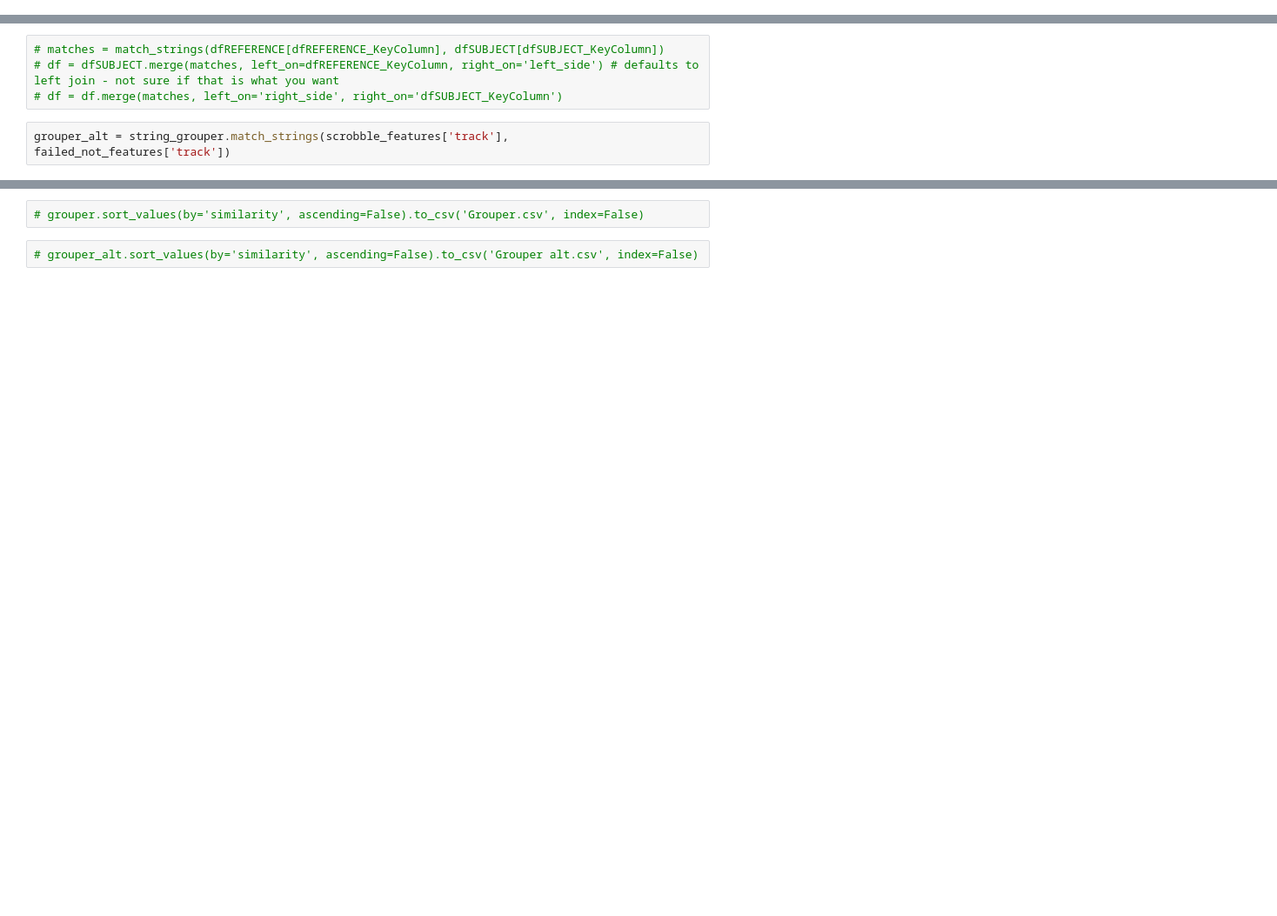
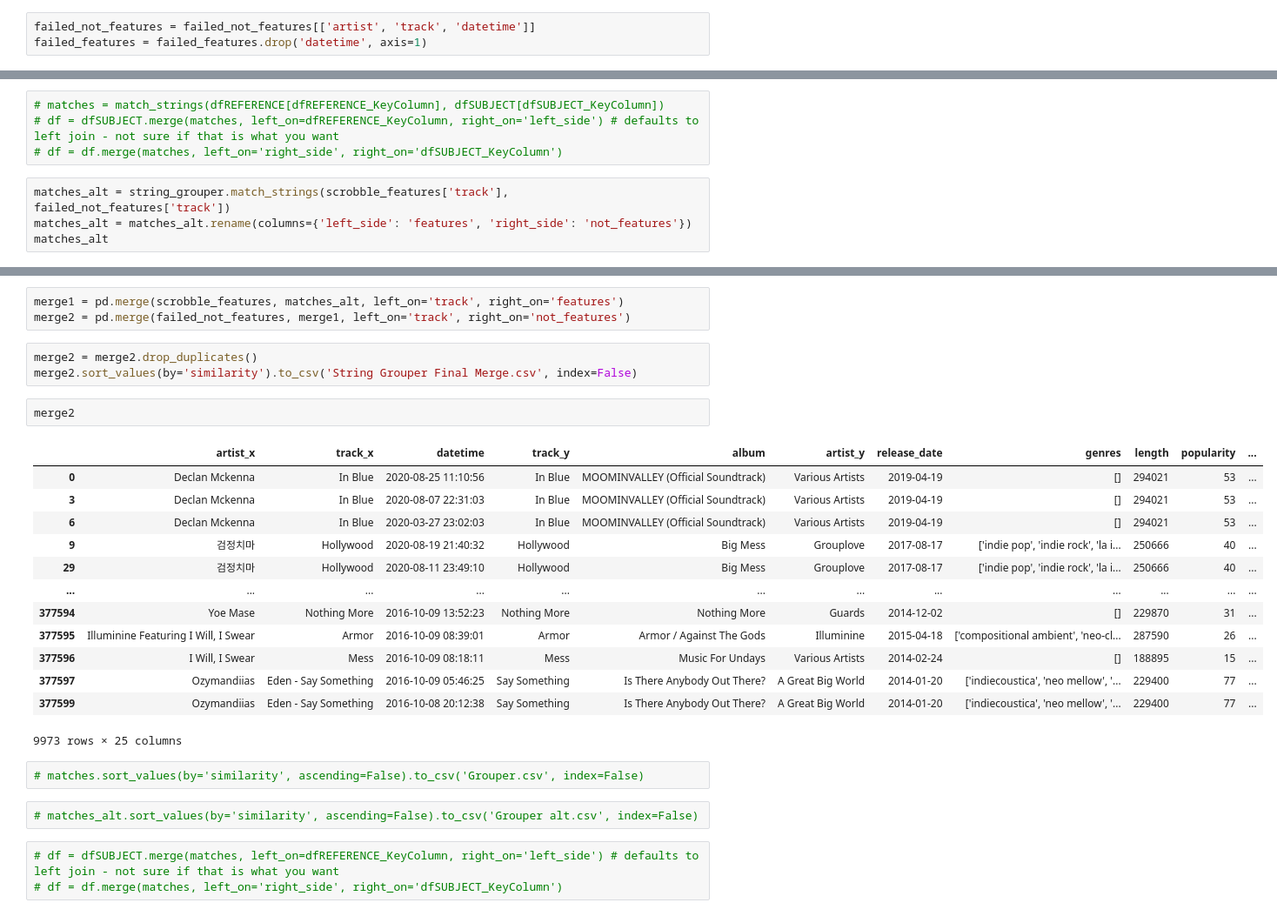
Before and after one commit to SidSaxena/music-analysis, a Jupyter notebook: Data Matching/string_grouper.ipynb, the cells around one changed output, grey strips where cells are left out. Shown: that part at 87% size. Saved outputs shown, nothing was run; the diff lists cells and outputs as text; blank space fills up the shorter version.

Commit message:
Generated Merged sheet with String Grouper

```diff
--- a/Data Matching/string_grouper.ipynb
+++ b/Data Matching/string_grouper.ipynb
@@ -93 +13,4 @@ memory usage: 1.8+ MB
+# %%
+failed_not_features = failed_not_features[['artist', 'track', 'datetime']]
+failed_features = failed_features.drop('datetime', axis=1)
 # %%
@@ -97,4 +36,6 @@ grouper = string_grouper.match_strings(failed_not_features['track'], scrobble_fe
 # df = dfSUBJECT.merge(matches, left_on=dfREFERENCE_KeyColumn, right_on='left_side') # defaults to left join - not sure if that is what you want
 # df = df.merge(matches, left_on='right_side', right_on='dfSUBJECT_KeyColumn')
 # %%
-grouper_alt = string_grouper.match_strings(scrobble_features['track'], failed_not_features['track'])
+matches_alt = string_grouper.match_strings(scrobble_features['track'], failed_not_features['track'])
+matches_alt = matches_alt.rename(columns={'left_side': 'features', 'right_side': 'not_features'})
+matches_alt
@@ -101,4 +56,29 @@ grouper_alt = string_grouper.match_strings(scrobble_features['track'], failed_no
+# %%
+merge1 = pd.merge(scrobble_features, matches_alt, left_on='track', right_on='features')
+merge2 = pd.merge(failed_not_features, merge1, left_on='track', right_on='not_features')
+# %%
+merge2 = merge2.drop_duplicates()
+merge2.sort_values(by='similarity').to_csv('String Grouper Final Merge.csv', index=False)
+# %%
+merge2
+# %% [output]
+|  | artist_x | track_x | datetime | track_y | album | artist_y | release_date | genres | length | popularity | ... |
+| 0 | Declan Mckenna | In Blue | 2020-08-25 11:10:56 | In Blue | MOOMINVALLEY (Official Soundtrack) | Various Artists | 2019-04-19 | [] | 294021 | 53 | ... |
+| 3 | Declan Mckenna | In Blue | 2020-08-07 22:31:03 | In Blue | MOOMINVALLEY (Official Soundtrack) | Various Artists | 2019-04-19 | [] | 294021 | 53 | ... |
+| 6 | Declan Mckenna | In Blue | 2020-03-27 23:02:03 | In Blue | MOOMINVALLEY (Official Soundtrack) | Various Artists | 2019-04-19 | [] | 294021 | 53 | ... |
+| 9 | 검정치마 | Hollywood | 2020-08-19 21:40:32 | Hollywood | Big Mess | Grouplove | 2017-08-17 | ['indie pop', 'indie rock', 'la i... | 250666 | 40 | ... |
+| 29 | 검정치마 | Hollywood | 2020-08-11 23:49:10 | Hollywood | Big Mess | Grouplove | 2017-08-17 | ['indie pop', 'indie rock', 'la i... | 250666 | 40 | ... |
+| ... | ... | ... | ... | ... | ... | ... | ... | ... | ... | ... | ... |
+| 377594 | Yoe Mase | Nothing More | 2016-10-09 13:52:23 | Nothing More | Nothing More | Guards | 2014-12-02 | [] | 229870 | 31 | ... |
+| 377595 | Illuminine Featuring I Will, I Swear | Armor | 2016-10-09 08:39:01 | Armor | Armor / Against The Gods | Illuminine | 2015-04-18 | ['compositional ambient', 'neo-cl... | 287590 | 26 | ... |
+| 377596 | I Will, I Swear | Mess | 2016-10-09 08:18:11 | Mess | Music For Undays | Various Artists | 2014-02-24 | [] | 188895 | 15 | ... |
+| 377597 | Ozymandiias | Eden - Say Something | 2016-10-09 05:46:25 | Say Something | Is There Anybody Out There? | A Great Big World | 2014-01-20 | ['indiecoustica', 'neo mellow', '... | 229400 | 77 | ... |
+| 377599 | Ozymandiias | Eden - Say Something | 2016-10-08 20:12:38 | Say Something | Is There Anybody Out There? | A Great Big World | 2014-01-20 | ['indiecoustica', 'neo mellow', '... | 229400 | 77 | ... |
+9973 rows × 25 columns
 # %%
-# grouper.sort_values(by='similarity', ascending=False).to_csv('Grouper.csv', index=False)
+# matches.sort_values(by='similarity', ascending=False).to_csv('Grouper.csv', index=False)
 # %%
-# grouper_alt.sort_values(by='similarity', ascending=False).to_csv('Grouper alt.csv', index=False)
+# matches_alt.sort_values(by='similarity', ascending=False).to_csv('Grouper alt.csv', index=False)
+# %%
+# df = dfSUBJECT.merge(matches, left_on=dfREFERENCE_KeyColumn, right_on='left_side') # defaults to left join - not sure if that is what you want
+# df = df.merge(matches, left_on='right_side', right_on='dfSUBJECT_KeyColumn')
```
Also changed, not shown: parts of 12 cells of this notebook.
